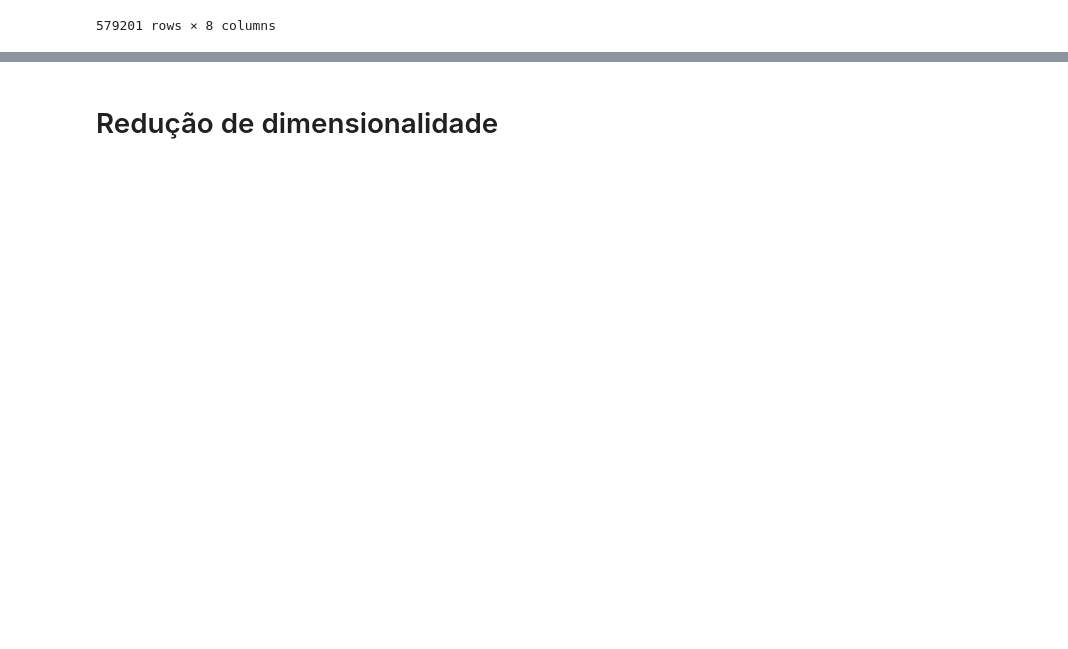
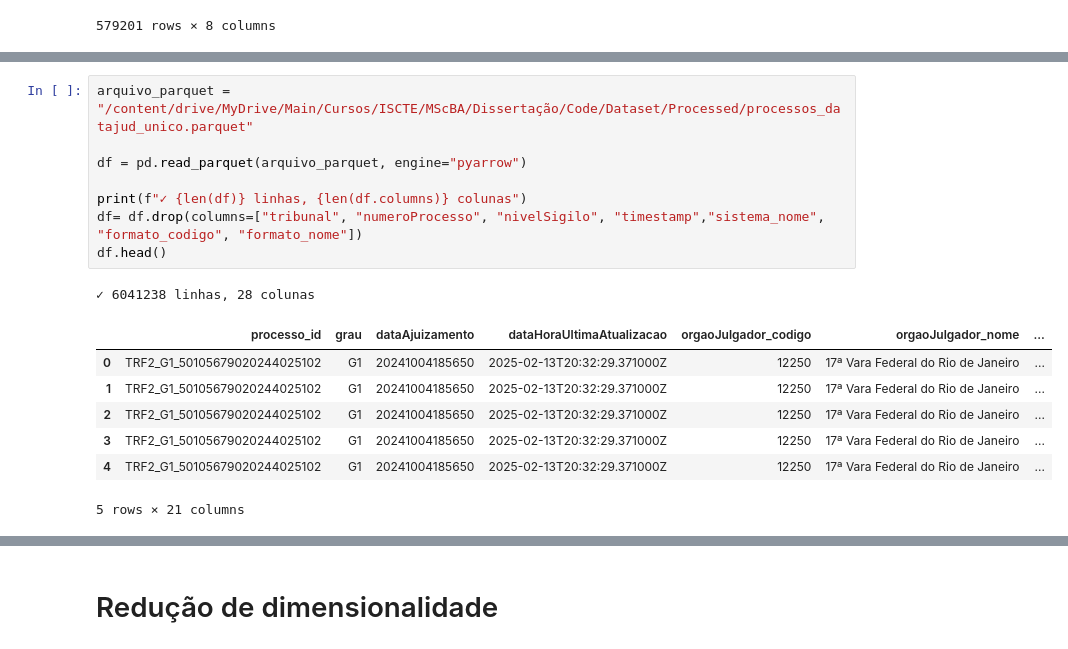
Before and after one commit to machadolopes/DataJud, a Jupyter notebook: DATAJUD_API_v_final.ipynb, the cells around one changed output, grey strips where cells are left out. Saved outputs shown, nothing was run; the diff lists cells and outputs as text; blank space fills up the shorter version.

```diff
--- a/DATAJUD_API_v_final.ipynb
+++ b/DATAJUD_API_v_final.ipynb
@@ -809,0 +635,17 @@ processos_com_classe.head()
+# %%
+arquivo_parquet = "/content/drive/MyDrive/Main/Cursos/ISCTE/MScBA/Dissertação/Code/Dataset/Processed/processos_datajud_unico.parquet"
+
+df = pd.read_parquet(arquivo_parquet, engine="pyarrow")
+
+print(f"✓ {len(df)} linhas, {len(df.columns)} colunas")
+df= df.drop(columns=["tribunal", "numeroProcesso", "nivelSigilo", "timestamp","sistema_nome", "formato_codigo", "formato_nome"])
+df.head()
+# %% [output]
+✓ 6041238 linhas, 28 colunas
+|  | processo_id | grau | dataAjuizamento | dataHoraUltimaAtualizacao | orgaoJulgador_codigo | orgaoJulgador_nome | ... |
+| 0 | TRF2_G1_50105679020244025102 | G1 | 20241004185650 | 2025-02-13T20:32:29.371000Z | 12250 | 17ª Vara Federal do Rio de Janeiro | ... |
+| 1 | TRF2_G1_50105679020244025102 | G1 | 20241004185650 | 2025-02-13T20:32:29.371000Z | 12250 | 17ª Vara Federal do Rio de Janeiro | ... |
+| 2 | TRF2_G1_50105679020244025102 | G1 | 20241004185650 | 2025-02-13T20:32:29.371000Z | 12250 | 17ª Vara Federal do Rio de Janeiro | ... |
+| 3 | TRF2_G1_50105679020244025102 | G1 | 20241004185650 | 2025-02-13T20:32:29.371000Z | 12250 | 17ª Vara Federal do Rio de Janeiro | ... |
+| 4 | TRF2_G1_50105679020244025102 | G1 | 20241004185650 | 2025-02-13T20:32:29.371000Z | 12250 | 17ª Vara Federal do Rio de Janeiro | ... |
+5 rows × 21 columns
```
Also changed, not shown: parts of 21 cells of this notebook.
